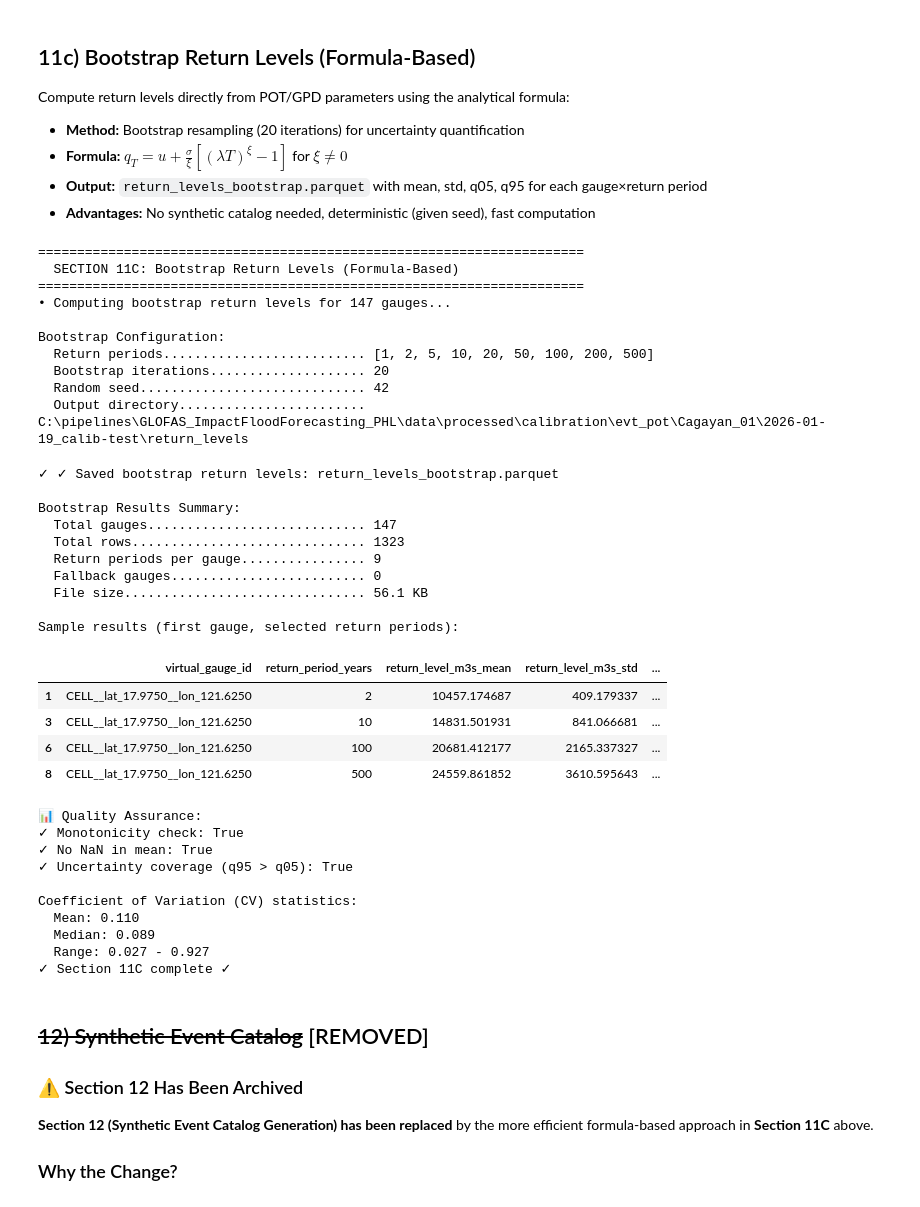
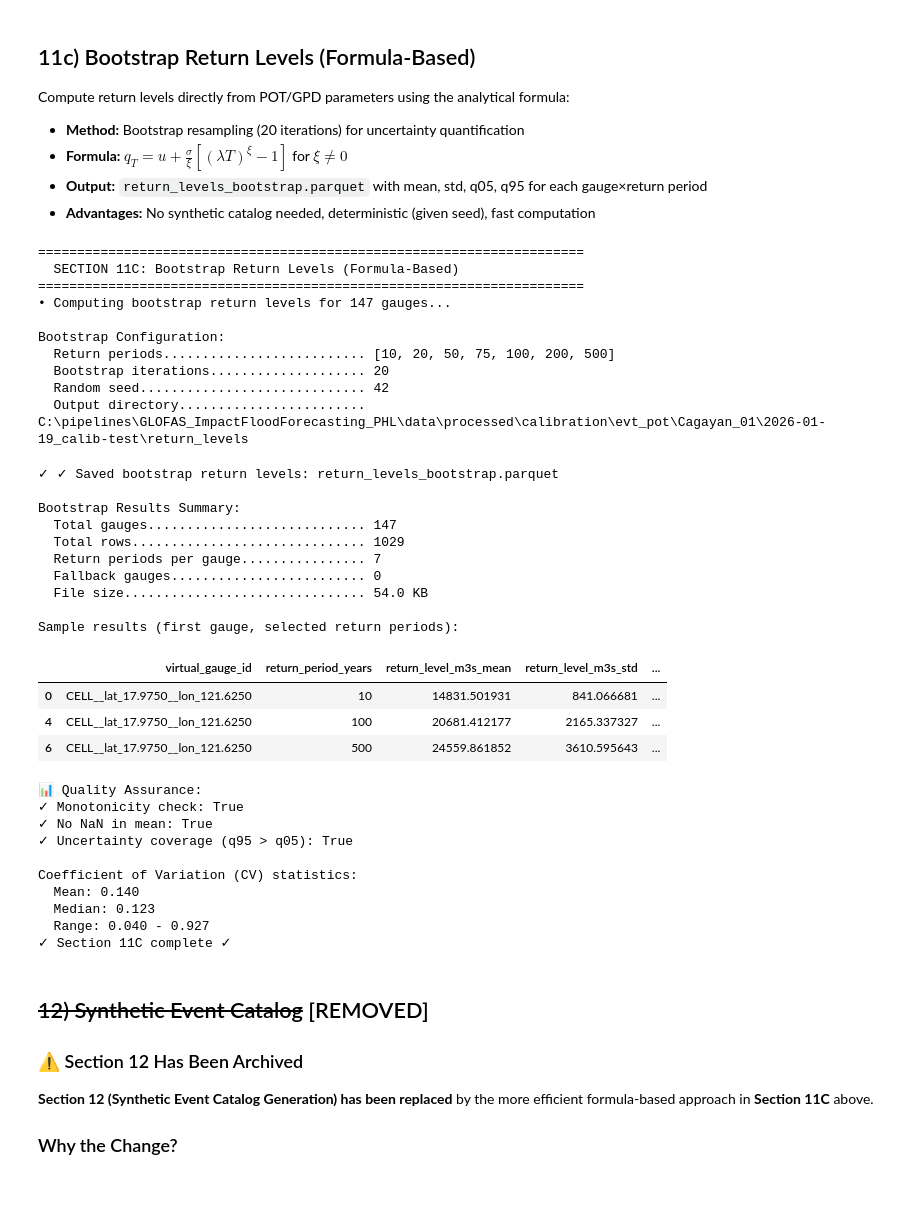
Before and after one commit to rodekruis/GLOFAS_ImpactFloodForecasting_PHL, a Jupyter notebook: calibration/notebooks/01_evt_pot_calibration_workflow.ipynb, the cells around one changed output. Saved outputs shown, nothing was run; the diff lists cells and outputs as text; code cells hidden in the pictures.

```diff
--- a/calibration/notebooks/01_evt_pot_calibration_workflow.ipynb
+++ b/calibration/notebooks/01_evt_pot_calibration_workflow.ipynb
@@ -2182,7 +2184,7 @@ from philflood.calibration.evt_pot import bootstrap_pot_return_levels
 log.section("SECTION 11C: Bootstrap Return Levels (Formula-Based)")
 
 # Define return periods for output
-RETURN_PERIODS = [1, 2, 5, 10, 20, 50, 100, 200, 500]
+RETURN_PERIODS = [10, 20, 50, 75, 100, 200, 500]
 N_BOOTSTRAP = 20
 BOOTSTRAP_SEED = 42
 
@@ -2342,50 +2344,49 @@ if bootstrap_results:
 
     # Warn about slow gauges
     if slow_gauges:
         print(f"\n⚠️  {len(slow_gauges)} gauge(s) took >2s to process:")
         for gid, t in slow_gauges[:5]:
             print(f"    {gid}: {t:.2f}s")
         if len(slow_gauges) > 5:
             print(f"    ... and {len(slow_gauges) - 5} more")
 else:
     log.warn("No bootstrap results generated")
 
 log.success("Section 11C complete ✓")
 # %% [output]
 ======================================================================
   SECTION 11C: Bootstrap Return Levels (Formula-Based)
 ======================================================================
 • Computing bootstrap return levels for 147 gauges...
 
 Bootstrap Configuration:
-  Return periods.......................... [1, 2, 5, 10, 20, 50, 100, 200, 500]
+  Return periods.......................... [10, 20, 50, 75, 100, 200, 500]
   Bootstrap iterations.................... 20
   Random seed............................. 42
   Output directory........................ C:\pipelines\GLOFAS_ImpactFloodForecasting_PHL\data\processed\calibration\evt_pot\Cagayan_01\2026-01-19_calib-test\return_levels
 ✓ ✓ Saved bootstrap return levels: return_levels_bootstrap.parquet
 
 Bootstrap Results Summary:
   Total gauges............................ 147
-  Total rows.............................. 1323
-  Return periods per gauge................ 9
+  Total rows.............................. 1029
+  Return periods per gauge................ 7
   Fallback gauges......................... 0
-  File size............................... 56.1 KB
+  File size............................... 54.0 KB
 
 Sample results (first gauge, selected return periods):
 |  | virtual_gauge_id | return_period_years | return_level_m3s_mean | return_level_m3s_std | ... |
-| 1 | CELL__lat_17.9750__lon_121.6250 | 2 | 10457.174687 | 409.179337 | ... |
-| 3 | CELL__lat_17.9750__lon_121.6250 | 10 | 14831.501931 | 841.066681 | ... |
-| 6 | CELL__lat_17.9750__lon_121.6250 | 100 | 20681.412177 | 2165.337327 | ... |
-| 8 | CELL__lat_17.9750__lon_121.6250 | 500 | 24559.861852 | 3610.595643 | ... |
+| 0 | CELL__lat_17.9750__lon_121.6250 | 10 | 14831.501931 | 841.066681 | ... |
+| 4 | CELL__lat_17.9750__lon_121.6250 | 100 | 20681.412177 | 2165.337327 | ... |
+| 6 | CELL__lat_17.9750__lon_121.6250 | 500 | 24559.861852 | 3610.595643 | ... |
 📊 Quality Assurance:
 ✓ Monotonicity check: True
 ✓ No NaN in mean: True
 ✓ Uncertainty coverage (q95 > q05): True
 
 Coefficient of Variation (CV) statistics:
-  Mean: 0.110
-  Median: 0.089
-  Range: 0.027 - 0.927
+  Mean: 0.140
+  Median: 0.123
+  Range: 0.040 - 0.927
 ✓ Section 11C complete ✓
 # %% [markdown]
 ## ~~12) Synthetic Event Catalog~~ [REMOVED]
```
Also changed, not shown: parts of 6 cells of this notebook, 9 other files.
